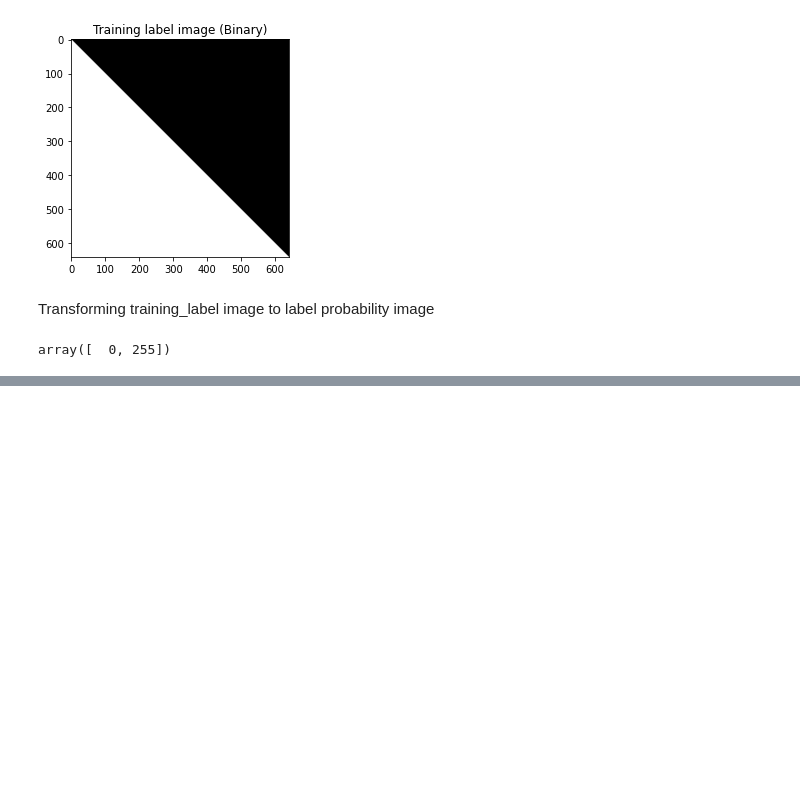
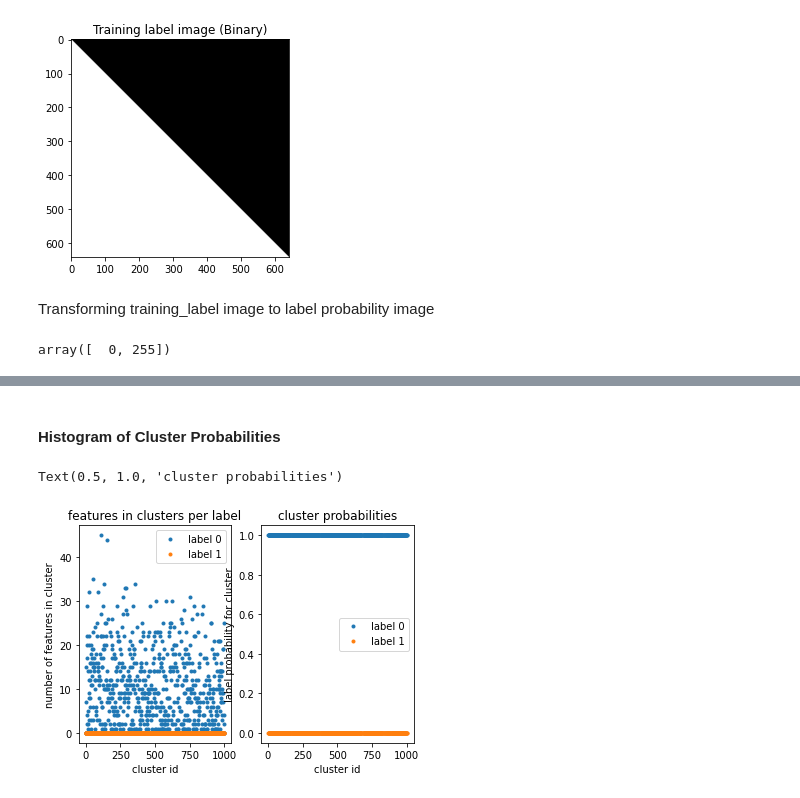
Before and after one commit to wdmdev/02506-advanced-image-analysis, a Jupyter notebook: exercises/week3/ex1.ipynb, the cells around one changed output, grey strips where cells are left out. Cells and saved outputs as stored; diff of their text form; code cells hidden in the pictures; blank space fills up the shorter version.

```diff
--- a/exercises/week3/ex1.ipynb
+++ b/exercises/week3/ex1.ipynb
@@ -86,0 +90,46 @@ ValueError: setting an array element with a sequence.
+# %%
+nr_keep = 15000 # number of features randomly picked for clustering
+keep_indices = np.random.permutation(np.arange(transformed_train_fimg.shape[0]))[:nr_keep]
+# %%
+feature_subset = transformed_train_fimg[keep_indices, :]
+labels_subset = labels[keep_indices]
+# %%
+clusters = 1000
+kmeans = MiniBatchKMeans(n_clusters=clusters, batch_size=2*clusters)
+kmeans.fit(feature_subset)
+assignment = kmeans.labels_
+# %%
+label_cluster_prob = np.zeros((len(unique_labels), clusters))
+
+for c in tqdm(range(clusters)):
+    c_labels = labels_subset[assignment == c]
+
+    for i, l in enumerate(unique_labels):
+        label_cluster_prob[i, c] = np.sum(c_labels == l)/len(c_labels)
+# %% [markdown]
+#### Histogram of Cluster Probabilities
+# %%
+nr_labels = len(unique_labels)
+edges = np.arange(clusters+1)-0.5 # histogram edges halfway between integers
+hist = np.zeros((clusters,nr_labels))
+for l in range(nr_labels):
+    hist[:,l] = np.histogram(assignment[labels_subset==l],bins=edges)[0]
+sum_hist = np.sum(hist,axis=1)
+cluster_probabilities = hist/(sum_hist.reshape(-1,1))
+
+fig, ax = plt.subplots(1,2)
+legend_label = [f'label {x}' for x in range(nr_labels)]
+
+ax[0].plot(hist,'.')
+ax[0].set_xlabel('cluster id')
+ax[0].set_ylabel('number of features in cluster')
+ax[0].legend(legend_label)
+ax[0].set_title('features in clusters per label')
+ax[1].plot(cluster_probabilities,'.')
+ax[1].set_xlabel('cluster id')
+ax[1].set_ylabel('label probability for cluster')
+ax[1].legend(legend_label)
+ax[1].set_title('cluster probabilities')
+# %% [output]
+Text(0.5, 1.0, 'cluster probabilities')
+[figure, added]
```
Also changed, not shown: parts of 12 cells of this notebook, 2 other files.
